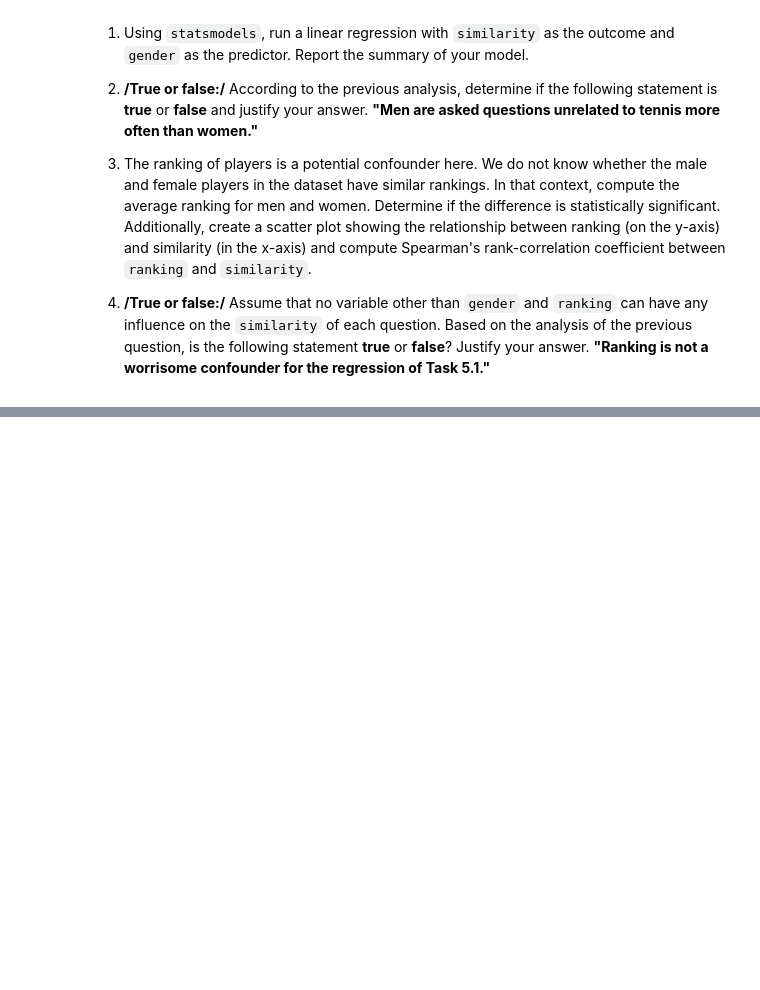
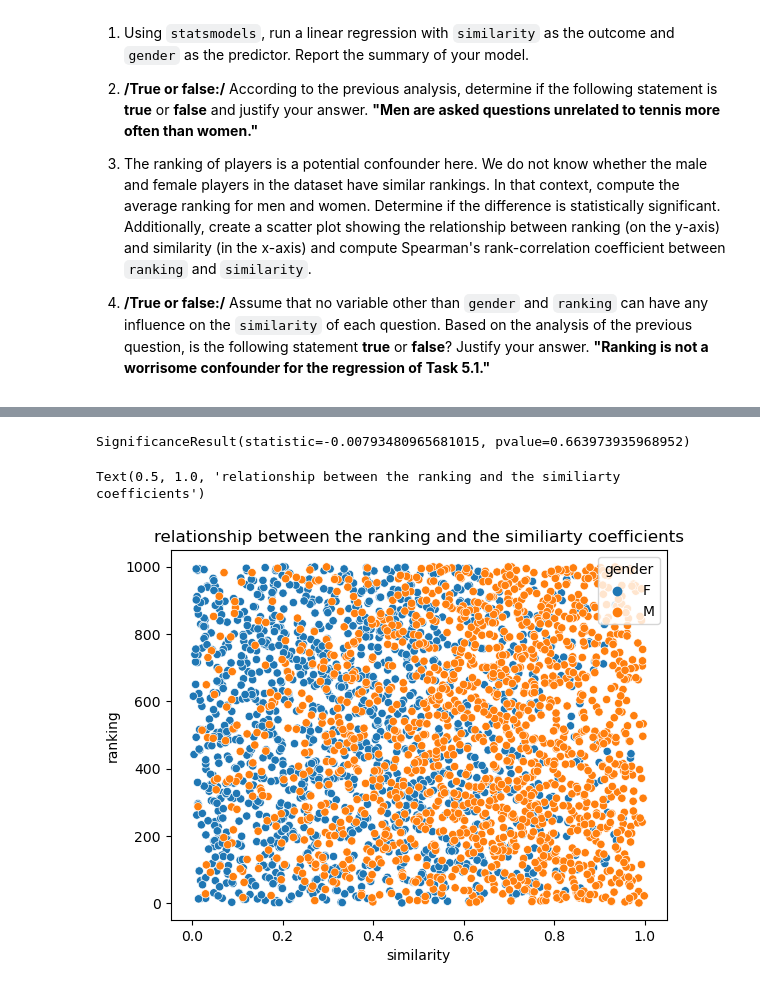
Before and after one commit to roduit/2023, a Jupyter notebook: Old_exams/final_exam_2021/325140.ipynb, the cells around one changed output, grey strips where cells are left out. Cells and saved outputs as stored; diff of their text form; code cells hidden in the pictures; blank space fills up the shorter version.

```diff
--- a/Old_exams/final_exam_2021/325140.ipynb
+++ b/Old_exams/final_exam_2021/325140.ipynb
@@ -341,0 +356,6 @@ TFIDF_questions
+# %%
+commentary_path = os.path.join(folder_path,'part-2', 'commentary.tsv.gz')
+questions_path = os.path.join(folder_path,'part-2', 'questions.tsv.gz')
+# %%
+df_commentary = pd.read_csv(commentary_path, sep='\t')
+df_questions = pd.read_csv(questions_path, sep='\t')
@@ -353,0 +469,10 @@ You will now further inspect whether there is gender bias in the interview quest
+# %%
+stats.spearmanr(df_questions.ranking,df_questions.similarity)
+# %% [output]
+SignificanceResult(statistic=-0.00793480965681015, pvalue=0.663973935968952)
+# %%
+sns.scatterplot(data=df_questions, x='similarity',y='ranking',hue='gender')
+plt.title('relationship between the ranking and the similiarty coefficients')
+# %% [output]
+Text(0.5, 1.0, 'relationship between the ranking and the similiarty coefficients')
+[figure, added]
```
Also changed, not shown: parts of 15 cells of this notebook.
